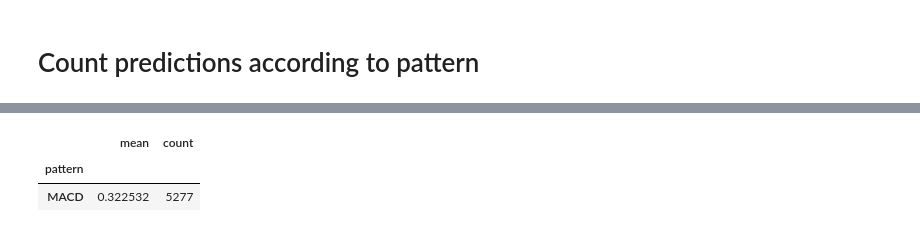
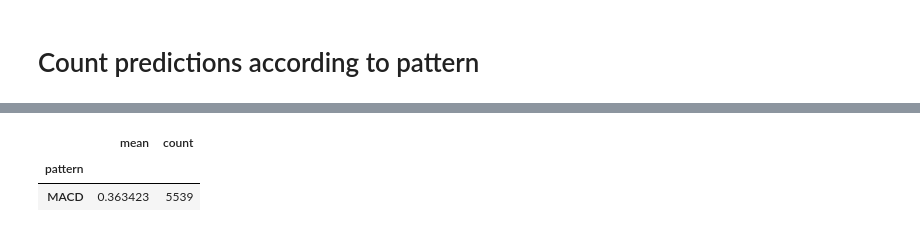
Before and after one commit to beatwad/sigbot, a Jupyter notebook: sigbot/ml/train_model.ipynb, the cells around one changed output, grey strips where cells are left out. Saved outputs shown, nothing was run; the diff lists cells and outputs as text; code cells hidden in the pictures.

```diff
--- a/sigbot/ml/train_model.ipynb
+++ b/sigbot/ml/train_model.ipynb
@@ -23,7 +23,7 @@ from eli5.sklearn import PermutationImportance
 from shaphypetune import BoostBoruta
 
 from sklearn.preprocessing import StandardScaler, OrdinalEncoder
-from sklearn.model_selection import GroupKFold, StratifiedGroupKFold, GroupShuffleSplit, train_test_split
+from sklearn.model_selection import GroupKFold, StratifiedGroupKFold, GroupShuffleSplit, TimeSeriesSplit, train_test_split
 from sklearn.linear_model import LogisticRegression, LinearRegression
 from sklearn.metrics import log_loss, mean_squared_error, precision_score
 
@@ -39,7 +39,7 @@ from indicators import indicators
 
 
 class CFG:
-    load = True
+    load = False
     cls_target_ratio_tp = 1.031
     cls_target_ratio_sl = 1.031
     ttype = 'both'
@@ -387,7 +460,11 @@ else:
 
 df = df[df['pattern'].isin(CFG.patterns_to_filter)]
 
-display(df.head())
-display(df.shape)
+display(df)
+
+df = df.sort_values('time').reset_index(drop=True)
+train_df = df
+
+df['time'].plot()
 # %% [output]
 |  | time | open | high | low | close | volume | rsi | stoch_slowk | stoch_slowd | ... |
@@ -403,13 +485,3 @@ display(df.shape)
-# %%
-from sklearn.model_selection import GroupShuffleSplit
-
-splitter = GroupShuffleSplit(test_size=0.1, n_splits=2, random_state = 7)
-
-split = splitter.split(df, groups=df['ticker'])
-train_inds, test_inds = next(split)
-
-train_df = df.iloc[train_inds]
-test_df = df.iloc[test_inds]
 # %% [markdown]
 # Pytorch
 
@@ -710,7 +782,7 @@ params = {
           'n_estimators': 1000,
           'learning_rate': 0.02,
         #   'early_stopping_round': 100,
-          'max_depth': 10,
+          'max_depth': 9,
           'subsample' : 0.7,
           'colsample_bytree': 0.85,
           'num_leaves': 24,
@@ -930,9 +1024,9 @@ train_df['target'].value_counts()
 Name: target, dtype: int64
 # %%
 if train_test == 'fold':
-    train_df.loc[:,'oof'] = oof >= high_bound
+    train_df.loc[first_val_idx:,'oof'] = oof >= high_bound
     display(train_df.groupby('pattern')['oof'].agg(['mean', 'count']))
 # %% [output]
 |  | mean | count |
 | pattern |  |  |
-| MACD | 0.322532 | 5277 |
+| MACD | 0.363423 | 5539 |
```
Also changed, not shown: parts of 15 cells of this notebook, 4 other files.
